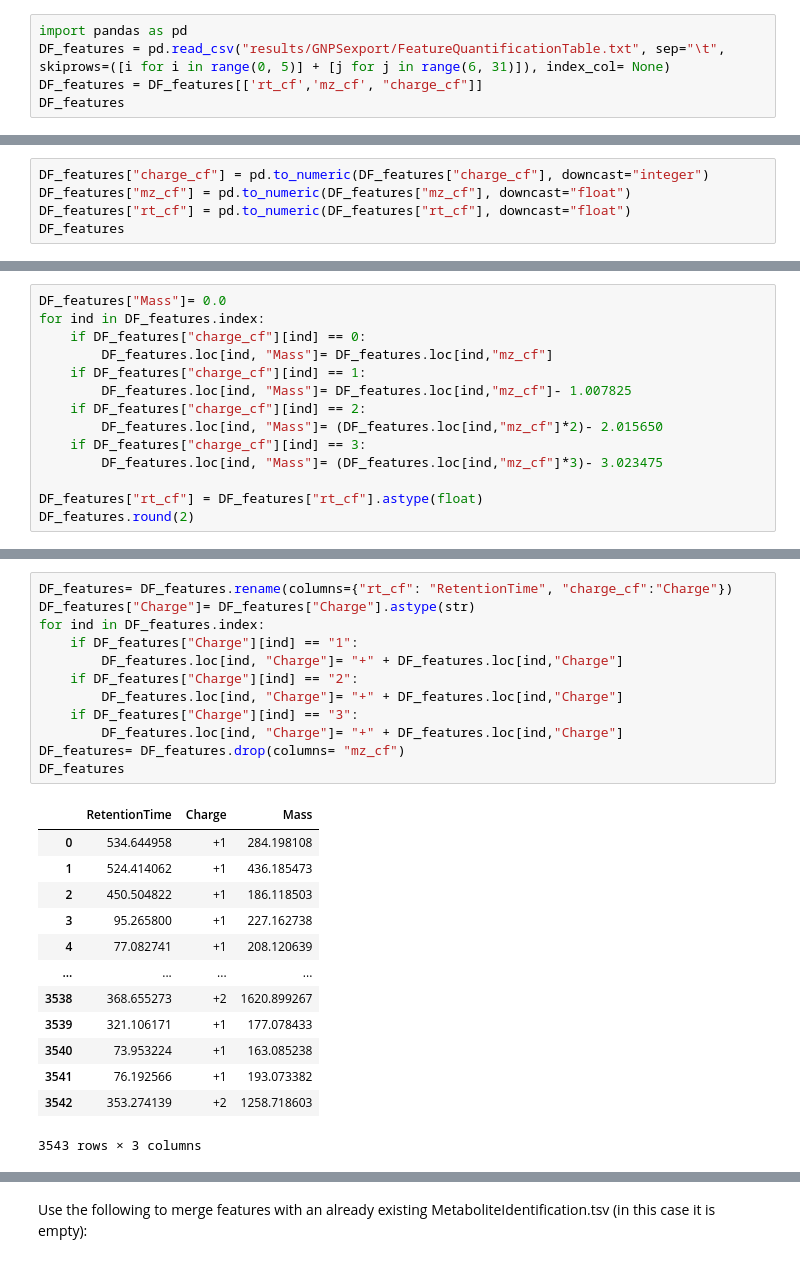
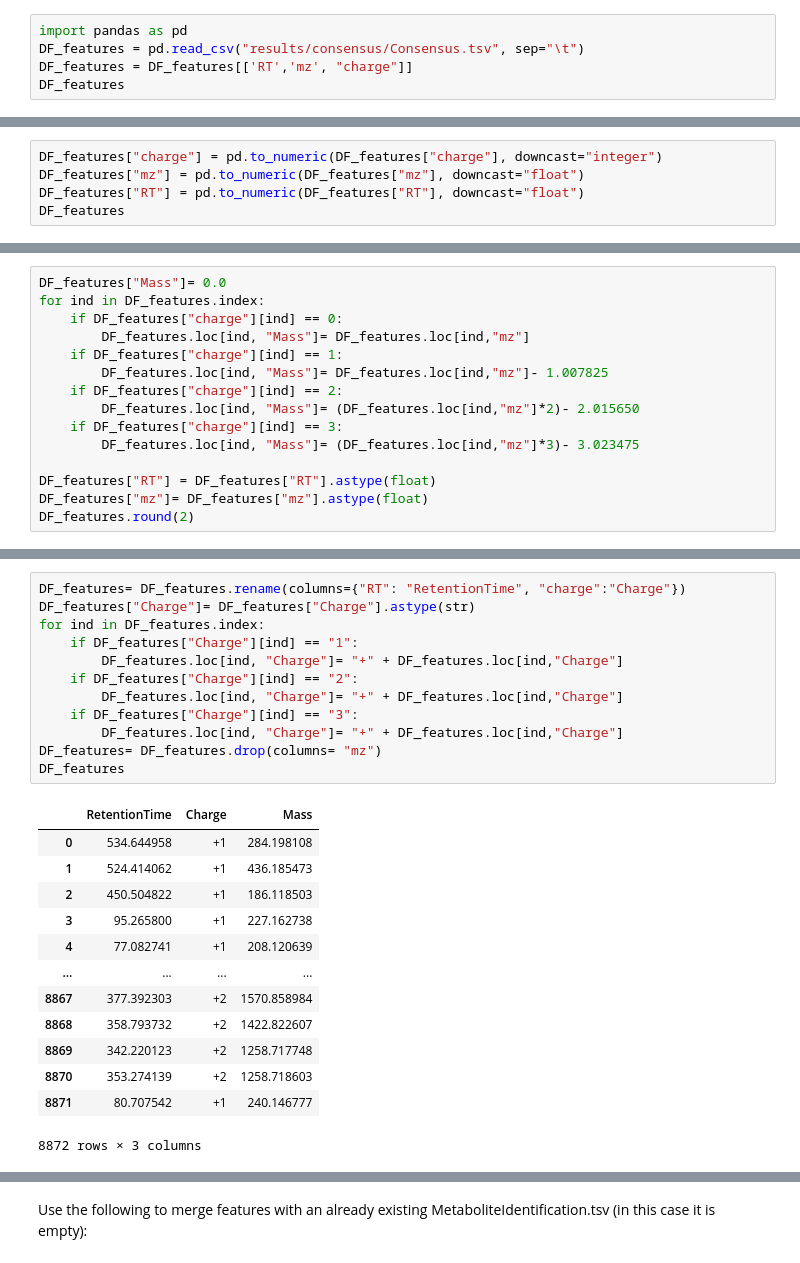
Before and after one commit to eeko-kon/pyOpenMS_UmetaFlow, a Jupyter notebook: CreateFeatureMetaboidentcsv.ipynb, the cells around one changed output, grey strips where cells are left out. Drawn from its saved outputs; the diff is of its cells as text.

```diff
--- a/CreateFeatureMetaboidentcsv.ipynb
+++ b/CreateFeatureMetaboidentcsv.ipynb
@@ -1,6 +1,6 @@
 # %%
 import pandas as pd
-DF_features = pd.read_csv("results/GNPSexport/FeatureQuantificationTable.txt", sep="\t", skiprows=([i for i in range(0, 5)] + [j for j in range(6, 31)]), index_col= None)
-DF_features = DF_features[['rt_cf','mz_cf', "charge_cf"]]
+DF_features = pd.read_csv("results/consensus/Consensus.tsv", sep="\t")
+DF_features = DF_features[['RT','mz', "charge"]]
 DF_features
 # %% [output]
@@ -20,6 +20,6 @@ DF_features
 # %%
-DF_features["charge_cf"] = pd.to_numeric(DF_features["charge_cf"], downcast="integer")
-DF_features["mz_cf"] = pd.to_numeric(DF_features["mz_cf"], downcast="float")
-DF_features["rt_cf"] = pd.to_numeric(DF_features["rt_cf"], downcast="float")
+DF_features["charge"] = pd.to_numeric(DF_features["charge"], downcast="integer")
+DF_features["mz"] = pd.to_numeric(DF_features["mz"], downcast="float")
+DF_features["RT"] = pd.to_numeric(DF_features["RT"], downcast="float")
 DF_features
 # %% [output]
@@ -39,15 +39,16 @@ DF_features
 # %%
 DF_features["Mass"]= 0.0
 for ind in DF_features.index:
-    if DF_features["charge_cf"][ind] == 0:
-        DF_features.loc[ind, "Mass"]= DF_features.loc[ind,"mz_cf"]
-    if DF_features["charge_cf"][ind] == 1:
-        DF_features.loc[ind, "Mass"]= DF_features.loc[ind,"mz_cf"]- 1.007825
-    if DF_features["charge_cf"][ind] == 2:
-        DF_features.loc[ind, "Mass"]= (DF_features.loc[ind,"mz_cf"]*2)- 2.015650
-    if DF_features["charge_cf"][ind] == 3:
-        DF_features.loc[ind, "Mass"]= (DF_features.loc[ind,"mz_cf"]*3)- 3.023475
+    if DF_features["charge"][ind] == 0:
+        DF_features.loc[ind, "Mass"]= DF_features.loc[ind,"mz"]
+    if DF_features["charge"][ind] == 1:
+        DF_features.loc[ind, "Mass"]= DF_features.loc[ind,"mz"]- 1.007825
+    if DF_features["charge"][ind] == 2:
+        DF_features.loc[ind, "Mass"]= (DF_features.loc[ind,"mz"]*2)- 2.015650
+    if DF_features["charge"][ind] == 3:
+        DF_features.loc[ind, "Mass"]= (DF_features.loc[ind,"mz"]*3)- 3.023475
 
-DF_features["rt_cf"] = DF_features["rt_cf"].astype(float)
+DF_features["RT"] = DF_features["RT"].astype(float)
+DF_features["mz"]= DF_features["mz"].astype(float)
 DF_features.round(2)
 # %% [output]
@@ -67,29 +68,29 @@ DF_features.round(2)
 # %%
-DF_features= DF_features.rename(columns={"rt_cf": "RetentionTime", "charge_cf":"Charge"})
+DF_features= DF_features.rename(columns={"RT": "RetentionTime", "charge":"Charge"})
 DF_features["Charge"]= DF_features["Charge"].astype(str)
 for ind in DF_features.index:
     if DF_features["Charge"][ind] == "1":
         DF_features.loc[ind, "Charge"]= "+" + DF_features.loc[ind,"Charge"]
     if DF_features["Charge"][ind] == "2":
         DF_features.loc[ind, "Charge"]= "+" + DF_features.loc[ind,"Charge"]
     if DF_features["Charge"][ind] == "3":
         DF_features.loc[ind, "Charge"]= "+" + DF_features.loc[ind,"Charge"]
-DF_features= DF_features.drop(columns= "mz_cf")
+DF_features= DF_features.drop(columns= "mz")
 DF_features
 # %% [output]
 |  | RetentionTime | Charge | Mass |
 | 0 | 534.644958 | +1 | 284.198108 |
 | 1 | 524.414062 | +1 | 436.185473 |
 | 2 | 450.504822 | +1 | 186.118503 |
 | 3 | 95.265800 | +1 | 227.162738 |
 | 4 | 77.082741 | +1 | 208.120639 |
 | ... | ... | ... | ... |
-| 3538 | 368.655273 | +2 | 1620.899267 |
-| 3539 | 321.106171 | +1 | 177.078433 |
-| 3540 | 73.953224 | +1 | 163.085238 |
-| 3541 | 76.192566 | +1 | 193.073382 |
-| 3542 | 353.274139 | +2 | 1258.718603 |
+| 8867 | 377.392303 | +2 | 1570.858984 |
+| 8868 | 358.793732 | +2 | 1422.822607 |
+| 8869 | 342.220123 | +2 | 1258.717748 |
+| 8870 | 353.274139 | +2 | 1258.718603 |
+| 8871 | 80.707542 | +1 | 240.146777 |
-3543 rows × 3 columns
+8872 rows × 3 columns
 # %%
 import numpy as np
 DF_features['CompoundName'] = np.arange(len(DF_features))
```
Also changed, not shown: parts of 5 cells of this notebook, 4 other files.
